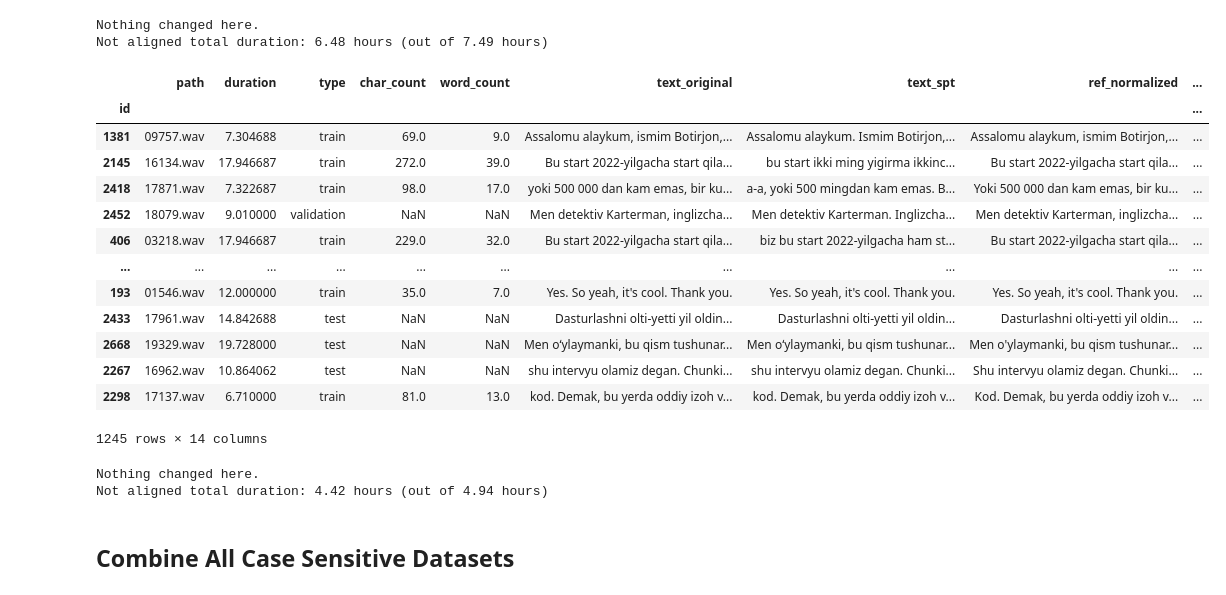
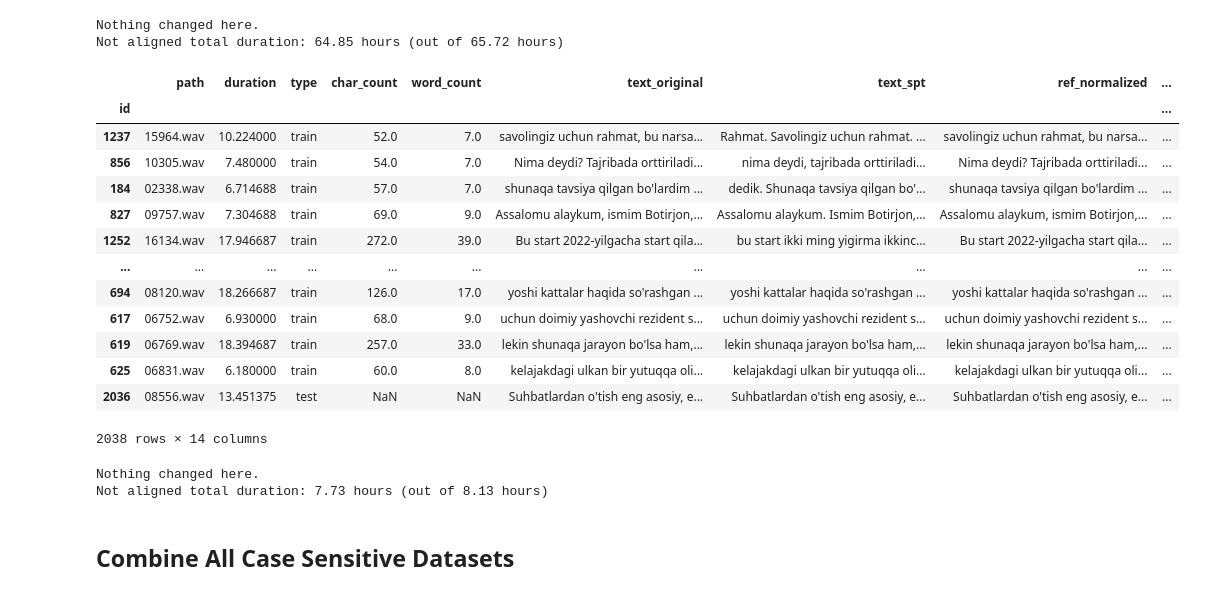
Before and after one commit to HaidarChaito/uzbek-automatic-speech-recognition, a Jupyter notebook: notebooks/combine_sampled_datasets.ipynb, the cells around one changed output. Saved outputs shown, nothing was run; the diff lists cells and outputs as text; code cells hidden in the pictures.

```diff
--- a/notebooks/combine_sampled_datasets.ipynb
+++ b/notebooks/combine_sampled_datasets.ipynb
@@ -290,37 +292,37 @@ total_duration = news_df["duration"].sum() / 3600
 
 print("Nothing changed here.")
 print(f"Not aligned total duration: {not_aligned_duration:.2f} hours (out of {total_duration:.2f} hours)")
-news_df.to_csv("news_dataset_modified.csv", index_label="id")
+news_df.to_csv("news_dataset_modified_part1.csv", index_label="id")
 # %% [output]
 Nothing changed here.
-Not aligned total duration: 6.48 hours (out of 7.49 hours)
+Not aligned total duration: 64.85 hours (out of 65.72 hours)
 # %%
-it_df = pd.read_csv("it_dataset.csv", index_col="id")
+it_df = pd.read_csv("it_dataset_part1.csv", index_col="id")
 
 # Swap places of text_spt (Google STT generated as reference) -> text_original (Gemini 2.5 Pro generated as hypothesis)
 # Because apply_similarity_metrics method assumes text_original as reference
 it_df.rename(
     columns={"text_spt": "text_original", "text_original": "text_spt"},
     inplace=True
 )
 
 it_df = apply_similarity_metrics(it_df)
 it_df
 # %% [output]
 |  | path | duration | type | char_count | word_count | text_original | text_spt | ref_normalized | ... |
 | id |  |  |  |  |  |  |  |  | ... |
-| 1381 | 09757.wav | 7.304688 | train | 69.0 | 9.0 | Assalomu alaykum, ismim Botirjon,... | Assalomu alaykum. Ismim Botirjon,... | Assalomu alaykum, ismim Botirjon,... | ... |
-| 2145 | 16134.wav | 17.946687 | train | 272.0 | 39.0 | Bu start 2022-yilgacha start qila... | bu start ikki ming yigirma ikkinc... | Bu start 2022-yilgacha start qila... | ... |
-| 2418 | 17871.wav | 7.322687 | train | 98.0 | 17.0 | yoki 500 000 dan kam emas, bir ku... | a-a, yoki 500 mingdan kam emas. B... | Yoki 500 000 dan kam emas, bir ku... | ... |
-| 2452 | 18079.wav | 9.010000 | validation | NaN | NaN | Men detektiv Karterman, inglizcha... | Men detektiv Karterman. Inglizcha... | Men detektiv Karterman, inglizcha... | ... |
-| 406 | 03218.wav | 17.946687 | train | 229.0 | 32.0 | Bu start 2022-yilgacha start qila... | biz bu start 2022-yilgacha ham st... | Bu start 2022-yilgacha start qila... | ... |
+| 1237 | 15964.wav | 10.224000 | train | 52.0 | 7.0 | savolingiz uchun rahmat, bu narsa... | Rahmat. Savolingiz uchun rahmat. ... | savolingiz uchun rahmat, bu narsa... | ... |
+| 856 | 10305.wav | 7.480000 | train | 54.0 | 7.0 | Nima deydi? Tajribada orttiriladi... | nima deydi, tajribada orttiriladi... | Nima deydi? Tajribada orttiriladi... | ... |
+| 184 | 02338.wav | 6.714688 | train | 57.0 | 7.0 | shunaqa tavsiya qilgan bo'lardim ... | dedik. Shunaqa tavsiya qilgan bo'... | shunaqa tavsiya qilgan bo'lardim ... | ... |
+| 827 | 09757.wav | 7.304688 | train | 69.0 | 9.0 | Assalomu alaykum, ismim Botirjon,... | Assalomu alaykum. Ismim Botirjon,... | Assalomu alaykum, ismim Botirjon,... | ... |
+| 1252 | 16134.wav | 17.946687 | train | 272.0 | 39.0 | Bu start 2022-yilgacha start qila... | bu start ikki ming yigirma ikkinc... | Bu start 2022-yilgacha start qila... | ... |
 | ... | ... | ... | ... | ... | ... | ... | ... | ... | ... |
-| 193 | 01546.wav | 12.000000 | train | 35.0 | 7.0 | Yes. So yeah, it's cool. Thank you. | Yes. So yeah, it's cool. Thank you. | Yes. So yeah, it's cool. Thank you. | ... |
-| 2433 | 17961.wav | 14.842688 | test | NaN | NaN | Dasturlashni olti-yetti yil oldin... | Dasturlashni olti-yetti yil oldin... | Dasturlashni olti-yetti yil oldin... | ... |
-| 2668 | 19329.wav | 19.728000 | test | NaN | NaN | Men oʻylaymanki, bu qism tushunar... | Men oʻylaymanki, bu qism tushunar... | Men o'ylaymanki, bu qism tushunar... | ... |
-| 2267 | 16962.wav | 10.864062 | test | NaN | NaN | shu intervyu olamiz degan. Chunki... | shu intervyu olamiz degan. Chunki... | Shu intervyu olamiz degan. Chunki... | ... |
-| 2298 | 17137.wav | 6.710000 | train | 81.0 | 13.0 | kod. Demak, bu yerda oddiy izoh v... | kod. Demak, bu yerda oddiy izoh v... | Kod. Demak, bu yerda oddiy izoh v... | ... |
+| 694 | 08120.wav | 18.266687 | train | 126.0 | 17.0 | yoshi kattalar haqida so'rashgan ... | yoshi kattalar haqida so'rashgan ... | yoshi kattalar haqida so'rashgan ... | ... |
+| 617 | 06752.wav | 6.930000 | train | 68.0 | 9.0 | uchun doimiy yashovchi rezident s... | uchun doimiy yashovchi rezident s... | uchun doimiy yashovchi rezident s... | ... |
+| 619 | 06769.wav | 18.394687 | train | 257.0 | 33.0 | lekin shunaqa jarayon bo'lsa ham,... | lekin shunaqa jarayon bo'lsa ham,... | lekin shunaqa jarayon bo'lsa ham,... | ... |
+| 625 | 06831.wav | 6.180000 | train | 60.0 | 8.0 | kelajakdagi ulkan bir yutuqqa oli... | kelajakdagi ulkan bir yutuqqa oli... | kelajakdagi ulkan bir yutuqqa oli... | ... |
+| 2036 | 08556.wav | 13.451375 | test | NaN | NaN | Suhbatlardan o'tish eng asosiy, e... | Suhbatlardan o'tish eng asosiy, e... | Suhbatlardan o'tish eng asosiy, e... | ... |
-1245 rows × 14 columns
+2038 rows × 14 columns
 # %%
 mask = it_df["wer"] > 0.0
 not_aligned_duration = it_df[mask]["duration"].sum() / 3600
@@ -328,10 +330,10 @@ total_duration = it_df["duration"].sum() / 3600
 
 print("Nothing changed here.")
 print(f"Not aligned total duration: {not_aligned_duration:.2f} hours (out of {total_duration:.2f} hours)")
-it_df.to_csv("it_dataset_modified.csv", index_label="id")
+it_df.to_csv("it_dataset_modified_part1.csv", index_label="id")
 # %% [output]
 Nothing changed here.
-Not aligned total duration: 4.42 hours (out of 4.94 hours)
+Not aligned total duration: 7.73 hours (out of 8.13 hours)
 # %% [markdown]
 ## Combine All Case Sensitive Datasets
 # %%
```
Also changed, not shown: parts of 18 cells of this notebook, 2 other files.
